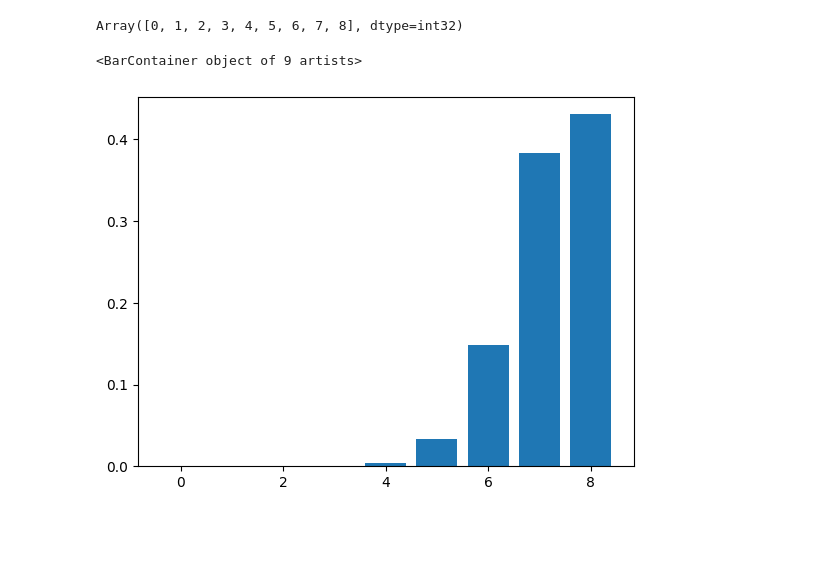
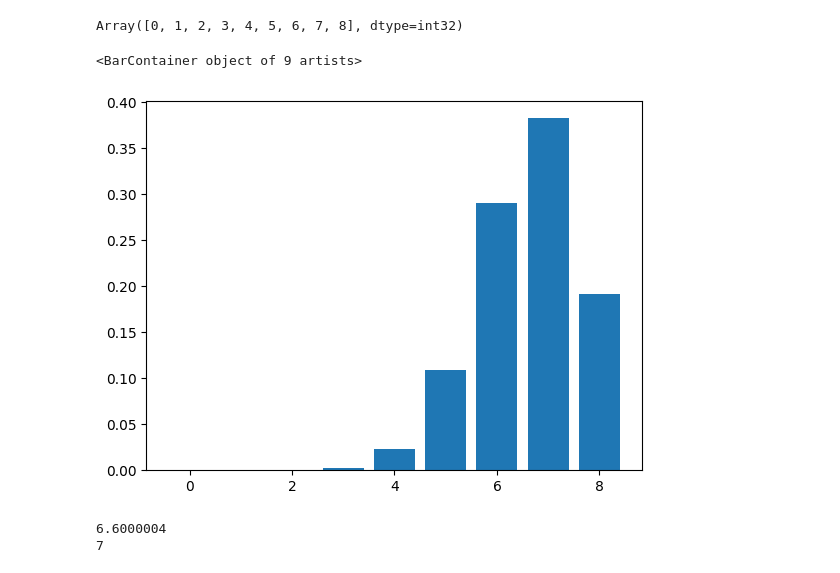
Before and after one commit to AppelEater/P10masters, a Jupyter notebook: investigation_of_demand_over_time_prediction.ipynb, the cells around one changed output. Drawn from its saved outputs; the diff is of its cells as text; code cells hidden in the pictures; blank space fills up the shorter version.

```diff
--- a/investigation_of_demand_over_time_prediction.ipynb
+++ b/investigation_of_demand_over_time_prediction.ipynb
@@ -165,32 +165,41 @@ Array([0, 1, 2, 3, 4, 5, 6, 7, 8], dtype=int32)
 # %%
 # inputs:
 #   s = [s1, s2, ..., s8]      # 0 or 1
 #   alpha = [α1, ..., α8]
 #   beta  = [β1, ..., β8]
 
-s = [0, 0, 0, 0,0,0,0,0 ]
+s = [1, 1, 0, 0,0,0,0,0 ]
 
 
 
 # 1. compute p_i for each chain
 p = [ s[i]*(1-beta) + (1-s[i])*alpha for i in range(8) ]
 
 # 2. init DP array
 f = [0]*9
 f[0] = 1.0
 
 # 3. iterate chains
 for pi in p:
     # update from k=8 down to 0
     for k in range(8, -1, -1):
+
         stay_off = f[k] * (1 - pi)
         turn_on  = f[k-1] * pi if k > 0 else 0
         f[k] = stay_off + turn_on
 
 # now f[k] is Pr{ exactly k chains are on }
 plt.bar(jnp.arange(9), f)
 # %% [output]
 <BarContainer object of 9 artists>
-[figure, old version]
+[figure, new version]
 # %%
-jax.random.binomial(jax.random.PRNGKey(0), )
+# Okay lets just see what is the expected value of f
+print(jnp.sum(jnp.arange(9)*jnp.array(f)))
+
+print(jnp.arange(9)[jnp.argmax(jnp.array(f))])
+
+# Well how would you include this into the optimization problem.
+# %% [output]
+6.6000004
+7
```
Also changed, not shown: parts of 2 cells of this notebook.
